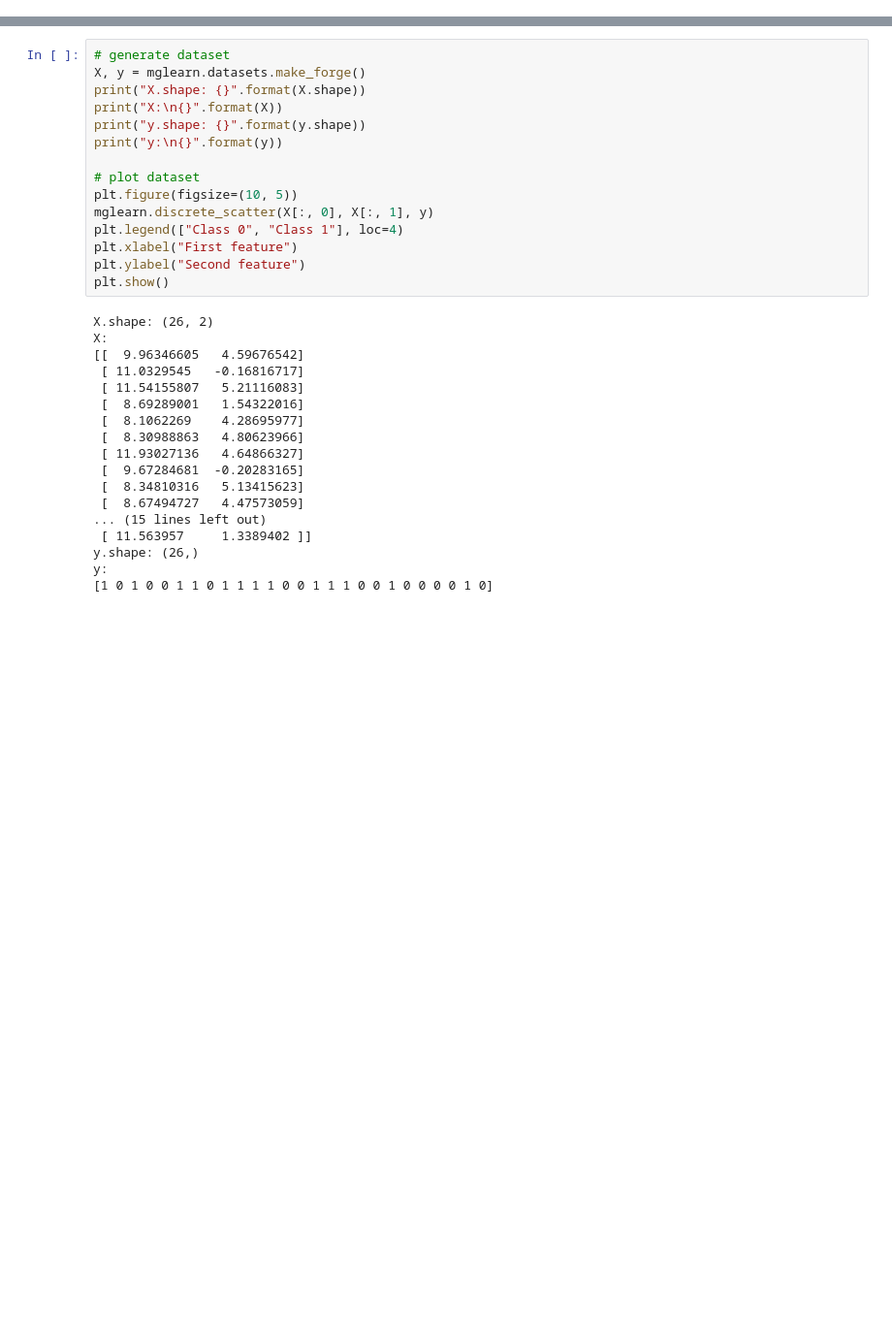
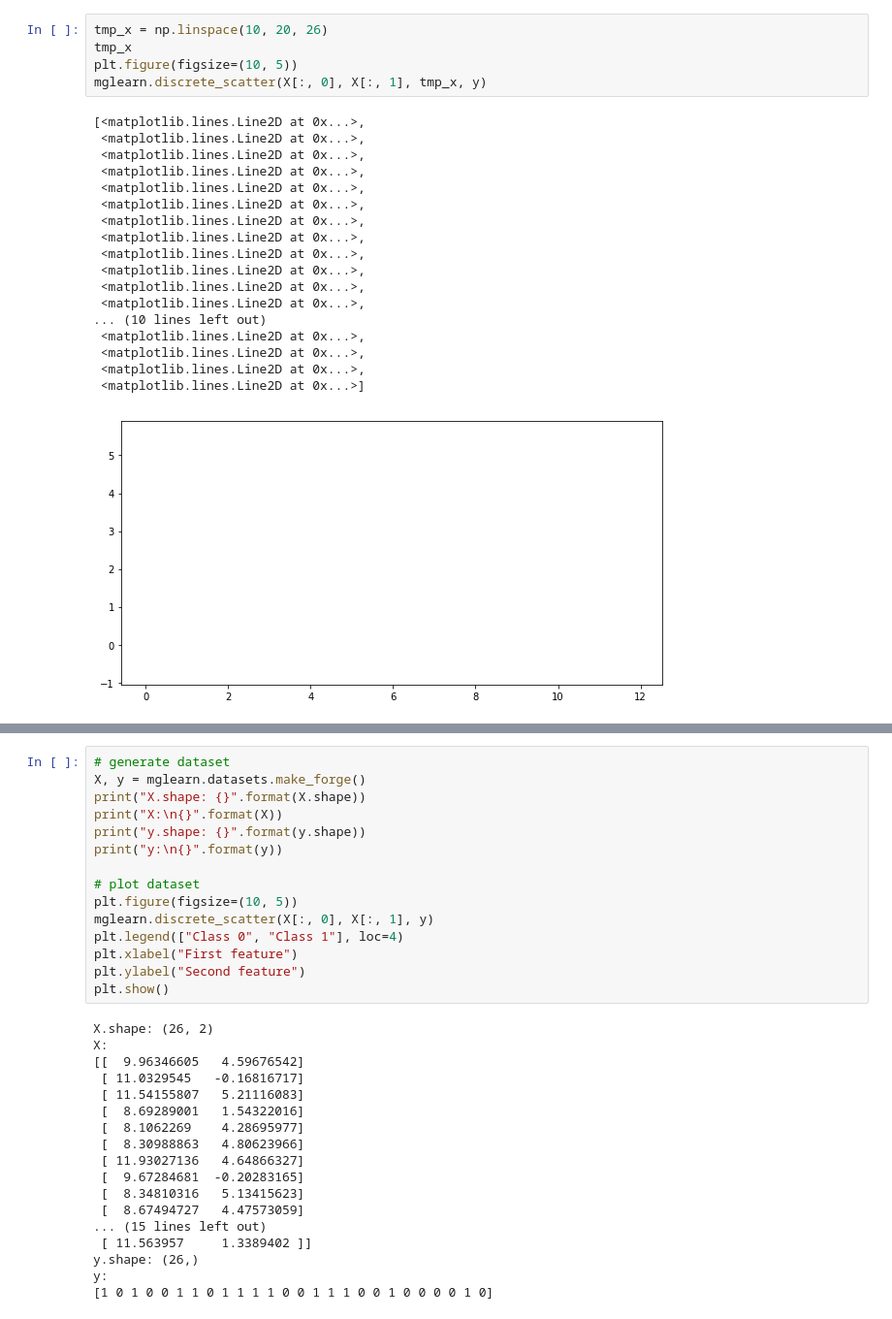
Before and after one commit to gwondohyung/data_science_2018, a Jupyter notebook: Chapter02/2.3.1.ipynb, the cells around one changed output, grey strips where cells are left out. Shown: that part at 97% size. Drawn from its saved outputs; the diff is of its cells as text; blank space fills up the shorter version.

```diff
--- a/Chapter02/2.3.1.ipynb
+++ b/Chapter02/2.3.1.ipynb
@@ -14,0 +77,24 @@ from sklearn.datasets import load_boston
+# %%
+tmp_x = np.linspace(10, 20, 26)
+tmp_x
+plt.figure(figsize=(10, 5))
+mglearn.discrete_scatter(X[:, 0], X[:, 1], tmp_x, y)
+# %% [output]
+[<matplotlib.lines.Line2D at 0x...>,
+ <matplotlib.lines.Line2D at 0x...>,
+ <matplotlib.lines.Line2D at 0x...>,
+ <matplotlib.lines.Line2D at 0x...>,
+ <matplotlib.lines.Line2D at 0x...>,
+ <matplotlib.lines.Line2D at 0x...>,
+ <matplotlib.lines.Line2D at 0x...>,
+ <matplotlib.lines.Line2D at 0x...>,
+ <matplotlib.lines.Line2D at 0x...>,
+ <matplotlib.lines.Line2D at 0x...>,
+ <matplotlib.lines.Line2D at 0x...>,
+ <matplotlib.lines.Line2D at 0x...>,
+... (10 lines left out)
+ <matplotlib.lines.Line2D at 0x...>,
+ <matplotlib.lines.Line2D at 0x...>,
+ <matplotlib.lines.Line2D at 0x...>,
+ <matplotlib.lines.Line2D at 0x...>]
+[figure, added]
```
Also changed, not shown: parts of 39 cells of this notebook, 5 other files.
